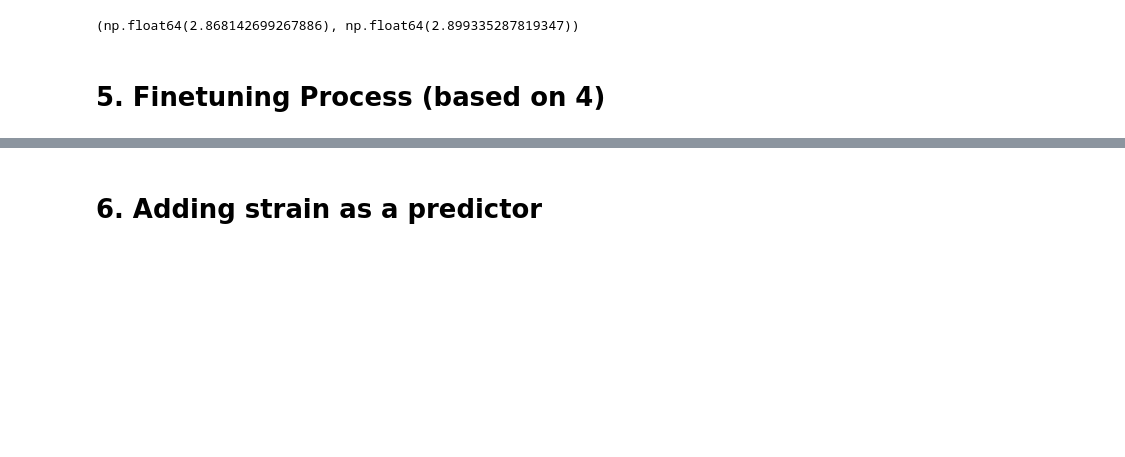
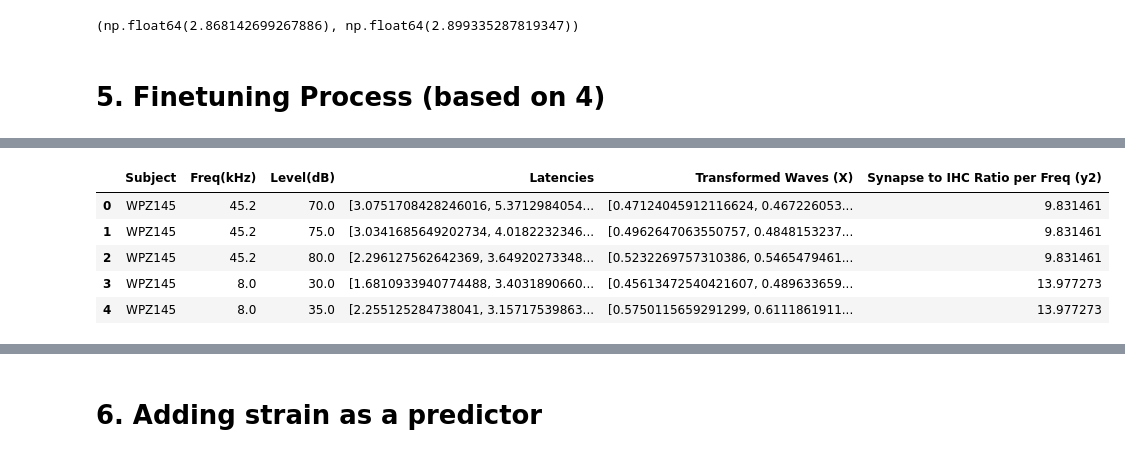
Before and after one commit to caylamiller/ABR2synapse, a Jupyter notebook: func_LR.ipynb, the cells around one changed output, grey strips where cells are left out. Cells and saved outputs as stored; diff of their text form; code cells hidden in the pictures; blank space fills up the shorter version.

```diff
--- a/func_LR.ipynb
+++ b/func_LR.ipynb
@@ -1058,0 +1078,84 @@ Best alpha: 1.0000e+02 with RMSE 2.9009
+# %%
+from skfda.misc.regularization import L2Regularization
+from skfda.misc.operators import LinearDifferentialOperator
+
+penalty = L2Regularization(linear_operator=LinearDifferentialOperator(2))
+shared_grid = np.linspace(0, time_scale, 244)
+# basis = BSplineBasis(n_basis=7, domain_range=(0,18)) # old
+# smoother = BasisSmoother(basis=basis, return_basis=True) # , regularization=penalty, smoothing_parameter=0.1,
+time_scale = 18
+subjects = []
+frequencies = []
+levels = []
+raw_waves = []
+newbasis_waves = []
+Xs = []
+ys = []
+fails = []
+bases = []
+all_latencies = []
+
+for (sub, freq), df in subject_ABRs.items():
+    for lvl in np.unique(df['Level(dB)']):
+        latencies_series = final_clean_strained_grouped_pos_cleangroup_vs_timed2_avgvx[(final_clean_strained_grouped_pos_cleangroup_vs_timed2_avgvx['Subject'] == sub)\
+            & (final_clean_strained_grouped_pos_cleangroup_vs_timed2_avgvx['Freq(kHz) (x1)'] == freq)\
+                & (final_clean_strained_grouped_pos_cleangroup_vs_timed2_avgvx['Level(dB) (x2)'] == lvl)]\
+            ['Latencies']
+
+        if len(latencies_series) == 0:
+            print(f'N/A latencies: ({sub}, {freq}, {lvl}) : {latencies_series}')
+            continue
+
+        latencies = latencies_series.values[0]
+        latencies = [float(x) for x in latencies]
+        all_latencies.append(latencies)
+        # print(latencies)
+
+        lvl = float(lvl)
+        wave = full_interpolation(df, freq, lvl, time_scale)
+        wave = np.asarray(wave, dtype=float)
+        wave = wave.reshape(1, -1)
+
+        grid = time_scale * np.arange(0, 244) / 244
+        wave_input = skfda.FDataGrid(data_matrix=wave,grid_points=shared_grid)
+
+        basis = BSplineBasis(domain_range=(latencies[0], latencies[-1]),knots = latencies, order = 3)
+        bases.append(basis)
+        smoother = BasisSmoother(basis=basis, return_basis=True, regularization=penalty, smoothing_parameter=1.0000e+02)
+
+        wave_newbasis = smoother.fit_transform(wave_input)[0] # smoother will allow regularization for further tuning down the line...
+
+        X = wave_newbasis.coefficients
+
+        y_series = final_clean_strained_grouped_pos_cleangroup_vs_timed2_avgvx[(final_clean_strained_grouped_pos_cleangroup_vs_timed2_avgvx['Subject'] == sub)\
+            & (final_clean_strained_grouped_pos_cleangroup_vs_timed2_avgvx['Freq(kHz) (x1)'] == freq)\
+            & (final_clean_strained_grouped_pos_cleangroup_vs_timed2_avgvx['Level(dB) (x2)'] == lvl)]\
+            ['Synapse to IHC Ratio per Freq (y2)']
+
+        # print(y_series)
+
+        if len(y_series) == 0 or pd.isna(y_series.iloc[0]):
+            print(f'N/A y: ({sub}, {freq}, {lvl})')
+            continue
+
+        y = float(y_series.iloc[0])
+
+        # print((sub, freq, lvl, y))
+        subjects.append(sub)
+        frequencies.append(freq)
+        levels.append(lvl)
+        raw_waves.append(wave_input)
+        newbasis_waves.append(wave_newbasis)
+        Xs.append(X.flatten()) # used for model fitting, same as for OLS!
+        ys.append(y)
+
+final_waves_df_new_basis_best = pd.DataFrame(data = {'Subject' : subjects, 'Freq(kHz)' : frequencies, 'Level(dB)' : levels, 'Latencies' : all_latencies, 'Transformed Waves (X)' : Xs, 'Synapse to IHC Ratio per Freq (y2)' : ys})
+final_waves_df_new_basis_best_clean = final_waves_df_new_basis_best.dropna().reset_index(drop=True)
+final_waves_df_new_basis_best_clean.head()
+# %% [output]
+|  | Subject | Freq(kHz) | Level(dB) | Latencies | Transformed Waves (X) | Synapse to IHC Ratio per Freq (y2) |
+| 0 | WPZ145 | 45.2 | 70.0 | [3.0751708428246016, 5.3712984054... | [0.47124045912116624, 0.467226053... | 9.831461 |
+| 1 | WPZ145 | 45.2 | 75.0 | [3.0341685649202734, 4.0182232346... | [0.4962647063550757, 0.4848153237... | 9.831461 |
+| 2 | WPZ145 | 45.2 | 80.0 | [2.296127562642369, 3.64920273348... | [0.5232269757310386, 0.5465479461... | 9.831461 |
+| 3 | WPZ145 | 8.0 | 30.0 | [1.6810933940774488, 3.4031890660... | [0.45613472540421607, 0.489633659... | 13.977273 |
+| 4 | WPZ145 | 8.0 | 35.0 | [2.255125284738041, 3.15717539863... | [0.5750115659291299, 0.6111861911... | 13.977273 |
```
Also changed, not shown: parts of 18 cells of this notebook.
